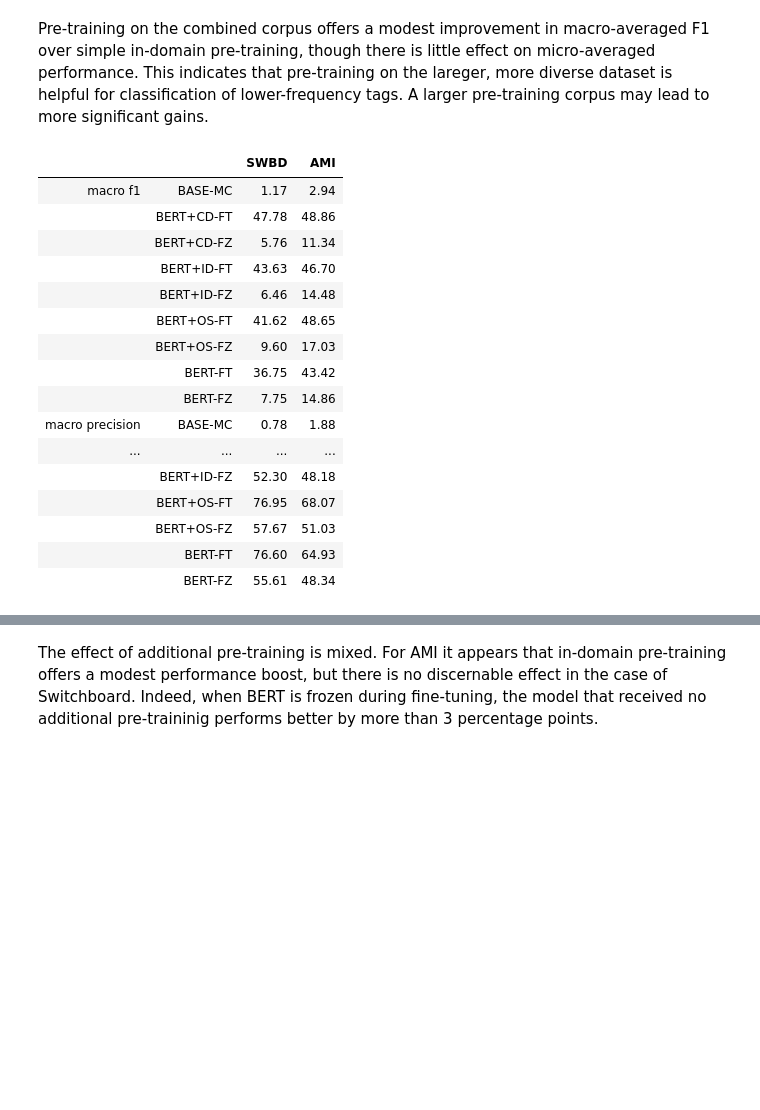
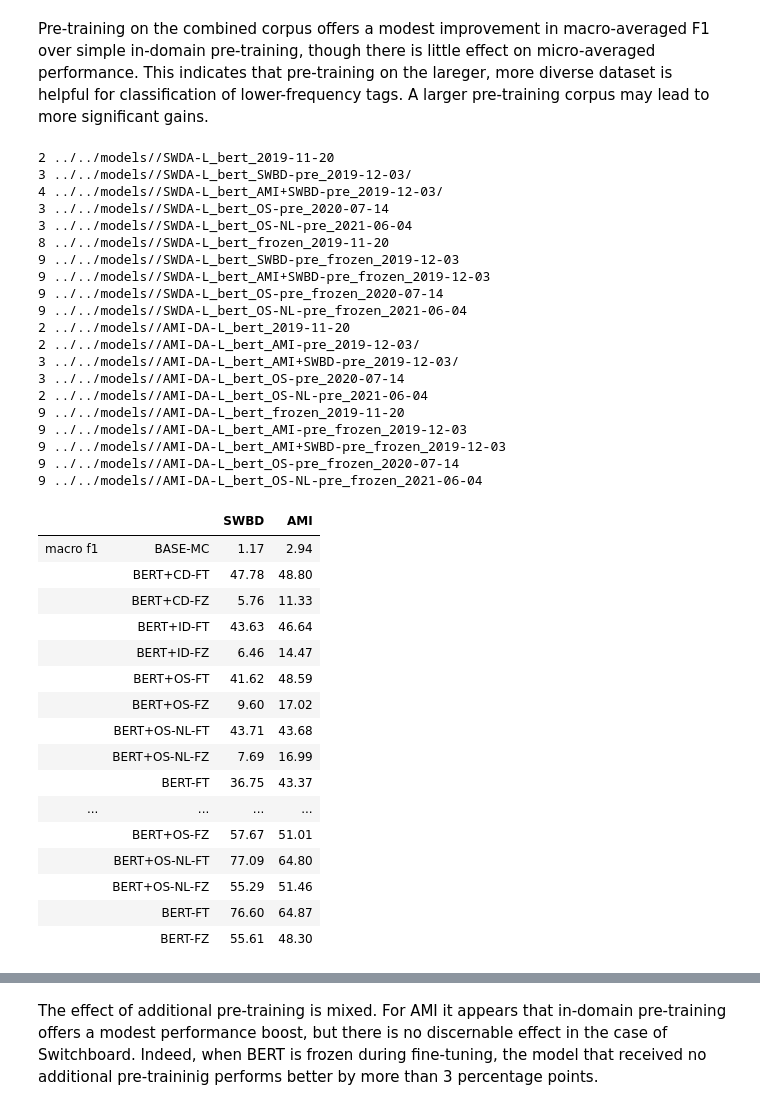
Before and after one commit to GU-CLASP/DistributionalDiscourse, a Jupyter notebook: analysis/ACL/Experiment 3.ipynb, the cells around one changed output, grey strips where cells are left out. Saved outputs shown, nothing was run; the diff lists cells and outputs as text; code cells hidden in the pictures; blank space fills up the shorter version.

```diff
--- a/analysis/ACL/Experiment 3.ipynb
+++ b/analysis/ACL/Experiment 3.ipynb
@@ -2,6 +2,8 @@
 from IPython.display import display
 import matplotlib.pyplot as plt
 from sklearn import metrics
+
+model_dir = '../../models/'
 
 import json
 import os
@@ -73,50 +79,73 @@ A larger pre-training corpus may lead to more significant gains.
 # %%
 conditions = ['BERT-FT',
               'BERT+ID-FT',
-    'BERT+CD-FT', 'BERT+OS-FT', 'BERT-FZ', 'BERT+ID-FZ', 'BERT+CD-FZ', 'BERT+OS-FZ']
+    'BERT+CD-FT', 'BERT+OS-FT', 'BERT+OS-NL-FT', 'BERT-FZ', 'BERT+ID-FZ', 'BERT+CD-FZ', 'BERT+OS-FZ', 'BERT+OS-NL-FZ']
 model_dirs = [
-     '/scratch/DistributionalDiscourse/models/{}-L_bert_2019-11-20',
-    '/scratch/DistributionalDiscourse/models/{}-L_bert_{}-pre_2019-12-03/',
-    '/scratch/DistributionalDiscourse/models/{}-L_bert_AMI+SWBD-pre_2019-12-03/',
-    '/scratch/DistributionalDiscourse/models/{}-L_bert_OS-pre_2020-07-14',
-    '/scratch/DistributionalDiscourse/models/{}-L_bert_frozen_2019-11-20',
-    '/scratch/DistributionalDiscourse/models/{}-L_bert_{}-pre_frozen_2019-12-03',
-    '/scratch/DistributionalDiscourse/models/{}-L_bert_AMI+SWBD-pre_frozen_2019-12-03',
-    '/scratch/DistributionalDiscourse/models/{}-L_bert_OS-pre_frozen_2020-07-14']
+    '{}/{}-L_bert_2019-11-20',
+    '{}/{}-L_bert_{}-pre_2019-12-03/',
+    '{}/{}-L_bert_AMI+SWBD-pre_2019-12-03/',
+    '{}/{}-L_bert_OS-pre_2020-07-14',
+    '{}/{}-L_bert_OS-NL-pre_2021-06-04',
+    '{}/{}-L_bert_frozen_2019-11-20',
+    '{}/{}-L_bert_{}-pre_frozen_2019-12-03',
+    '{}/{}-L_bert_AMI+SWBD-pre_frozen_2019-12-03',
+    '{}/{}-L_bert_OS-pre_frozen_2020-07-14',
+    '{}/{}-L_bert_OS-NL-pre_frozen_2021-06-04',
+]
 
 corpus = 'SWDA'
 pre_corpus = 'SWBD'
-dfs = gen_model_preds_df('SWDA', conditions, [d.format(corpus, pre_corpus) for d in model_dirs])
+dfs = gen_model_preds_df('SWDA', conditions, [d.format(model_dir, corpus, pre_corpus) for d in model_dirs])
 dfs['BASE-MC'] = dfs.da_tag.value_counts().idxmax()
 
 corpus = 'AMI-DA'
 pre_corpus = 'AMI'
-dfa = gen_model_preds_df('AMI-DA', conditions, [d.format(corpus, pre_corpus) for d in model_dirs])
+dfa = gen_model_preds_df('AMI-DA', conditions, [d.format(model_dir, corpus, pre_corpus) for d in model_dirs])
 dfa = dfa[dfa['da_tag'].notnull()]
 dfa['BASE-MC'] = dfa.da_tag.value_counts().idxmax()
 
 
 pd.options.display.float_format = '{:,.2f}'.format
 a=report_metrics([dfs,dfa], conditions + ['BASE-MC']).swaplevel(0,1).sort_index(0) * 100
 a
 # %% [output]
+2 ../../models//SWDA-L_bert_2019-11-20
+3 ../../models//SWDA-L_bert_SWBD-pre_2019-12-03/
+4 ../../models//SWDA-L_bert_AMI+SWBD-pre_2019-12-03/
+3 ../../models//SWDA-L_bert_OS-pre_2020-07-14
+3 ../../models//SWDA-L_bert_OS-NL-pre_2021-06-04
+8 ../../models//SWDA-L_bert_frozen_2019-11-20
+9 ../../models//SWDA-L_bert_SWBD-pre_frozen_2019-12-03
+9 ../../models//SWDA-L_bert_AMI+SWBD-pre_frozen_2019-12-03
+9 ../../models//SWDA-L_bert_OS-pre_frozen_2020-07-14
+9 ../../models//SWDA-L_bert_OS-NL-pre_frozen_2021-06-04
+2 ../../models//AMI-DA-L_bert_2019-11-20
+2 ../../models//AMI-DA-L_bert_AMI-pre_2019-12-03/
+3 ../../models//AMI-DA-L_bert_AMI+SWBD-pre_2019-12-03/
+3 ../../models//AMI-DA-L_bert_OS-pre_2020-07-14
+2 ../../models//AMI-DA-L_bert_OS-NL-pre_2021-06-04
+9 ../../models//AMI-DA-L_bert_frozen_2019-11-20
+9 ../../models//AMI-DA-L_bert_AMI-pre_frozen_2019-12-03
+9 ../../models//AMI-DA-L_bert_AMI+SWBD-pre_frozen_2019-12-03
+9 ../../models//AMI-DA-L_bert_OS-pre_frozen_2020-07-14
+9 ../../models//AMI-DA-L_bert_OS-NL-pre_frozen_2021-06-04
 |  |  | SWBD | AMI |
 | macro f1 | BASE-MC | 1.17 | 2.94 |
-|  | BERT+CD-FT | 47.78 | 48.86 |
-|  | BERT+CD-FZ | 5.76 | 11.34 |
-|  | BERT+ID-FT | 43.63 | 46.70 |
-|  | BERT+ID-FZ | 6.46 | 14.48 |
-|  | BERT+OS-FT | 41.62 | 48.65 |
-|  | BERT+OS-FZ | 9.60 | 17.03 |
-|  | BERT-FT | 36.75 | 43.42 |
-|  | BERT-FZ | 7.75 | 14.86 |
-| macro precision | BASE-MC | 0.78 | 1.88 |
+|  | BERT+CD-FT | 47.78 | 48.80 |
+|  | BERT+CD-FZ | 5.76 | 11.33 |
+|  | BERT+ID-FT | 43.63 | 46.64 |
+|  | BERT+ID-FZ | 6.46 | 14.47 |
+|  | BERT+OS-FT | 41.62 | 48.59 |
+|  | BERT+OS-FZ | 9.60 | 17.02 |
+|  | BERT+OS-NL-FT | 43.71 | 43.68 |
+|  | BERT+OS-NL-FZ | 7.69 | 16.99 |
+|  | BERT-FT | 36.75 | 43.37 |
 | ... | ... | ... | ... |
-|  | BERT+ID-FZ | 52.30 | 48.18 |
-|  | BERT+OS-FT | 76.95 | 68.07 |
-|  | BERT+OS-FZ | 57.67 | 51.03 |
-|  | BERT-FT | 76.60 | 64.93 |
-|  | BERT-FZ | 55.61 | 48.34 |
+|  | BERT+OS-FZ | 57.67 | 51.01 |
+|  | BERT+OS-NL-FT | 77.09 | 64.80 |
+|  | BERT+OS-NL-FZ | 55.29 | 51.46 |
+|  | BERT-FT | 76.60 | 64.87 |
+|  | BERT-FZ | 55.61 | 48.30 |
 # %%
 print(a.to_latex(multirow=True))
 # %% [output]
```
Also changed, not shown: parts of 6 cells of this notebook, 3 other files.
